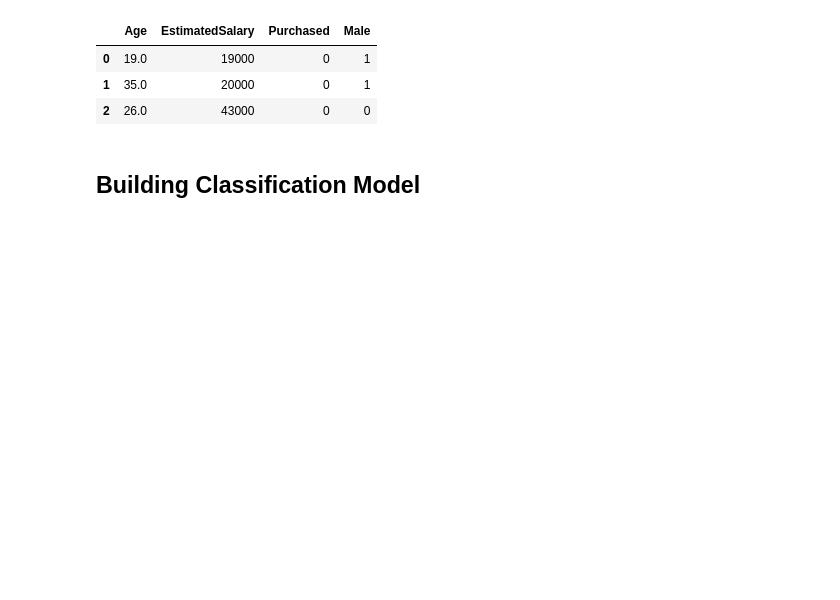
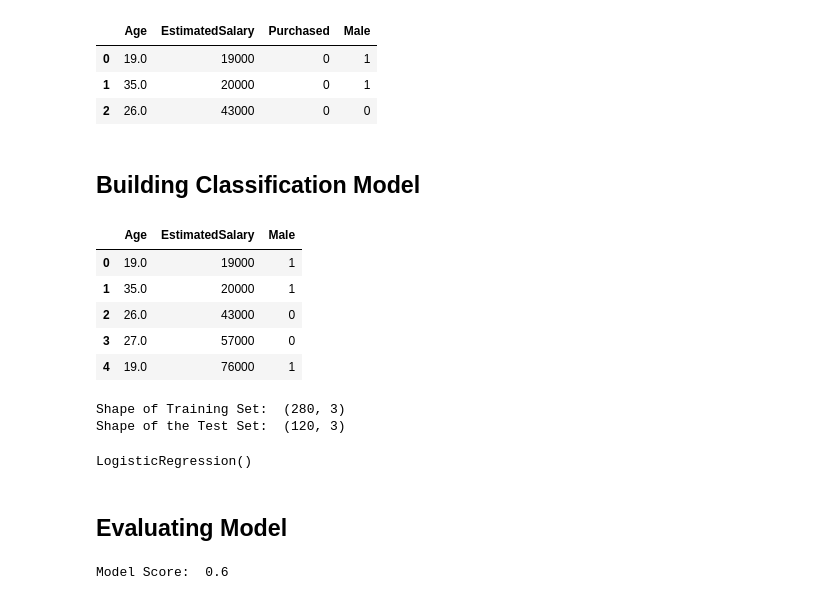
Before and after one commit to harunaOseni/suv-pj, a Jupyter notebook: suv_midterm_project.ipynb, the cells around one changed output. Cells and saved outputs as stored; diff of their text form; code cells hidden in the pictures; blank space fills up the shorter version.

```diff
--- a/suv_midterm_project.ipynb
+++ b/suv_midterm_project.ipynb
@@ -271,0 +280,15 @@ suv.head(3) # displaying the first three rows of the dataset
+# %%
+X.head() # displaying the first five rows of the dataset
+# %% [output]
+|  | Age | EstimatedSalary | Male |
+| 0 | 19.0 | 19000 | 1 |
+| 1 | 35.0 | 20000 | 1 |
+| 2 | 26.0 | 43000 | 0 |
+| 3 | 27.0 | 57000 | 0 |
+| 4 | 19.0 | 76000 | 1 |
+# %%
+print('Shape of Training Set: ', X_train.shape) # displaying the shape of the training set
+print('Shape of the Test Set: ', X_test.shape) # displaying the shape of the test set
+# %% [output]
+Shape of Training Set:  (280, 3)
+Shape of the Test Set:  (120, 3)
@@ -271,0 +297,4 @@ suv.head(3) # displaying the first three rows of the dataset
+# %%
+model.fit(X_train, y_train) # fitting the model on the training set
+# %% [output]
+LogisticRegression()
@@ -271,0 +303,7 @@ suv.head(3) # displaying the first three rows of the dataset
+# %% [markdown]
+## Evaluating Model
+# %%
+model_score = model.score(X_test, y_test) # getting the model score
+print('Model Score: ', model_score) # displaying the model score
+# %% [output]
+Model Score:  0.6
```
Also changed, not shown: parts of 19 cells of this notebook.
